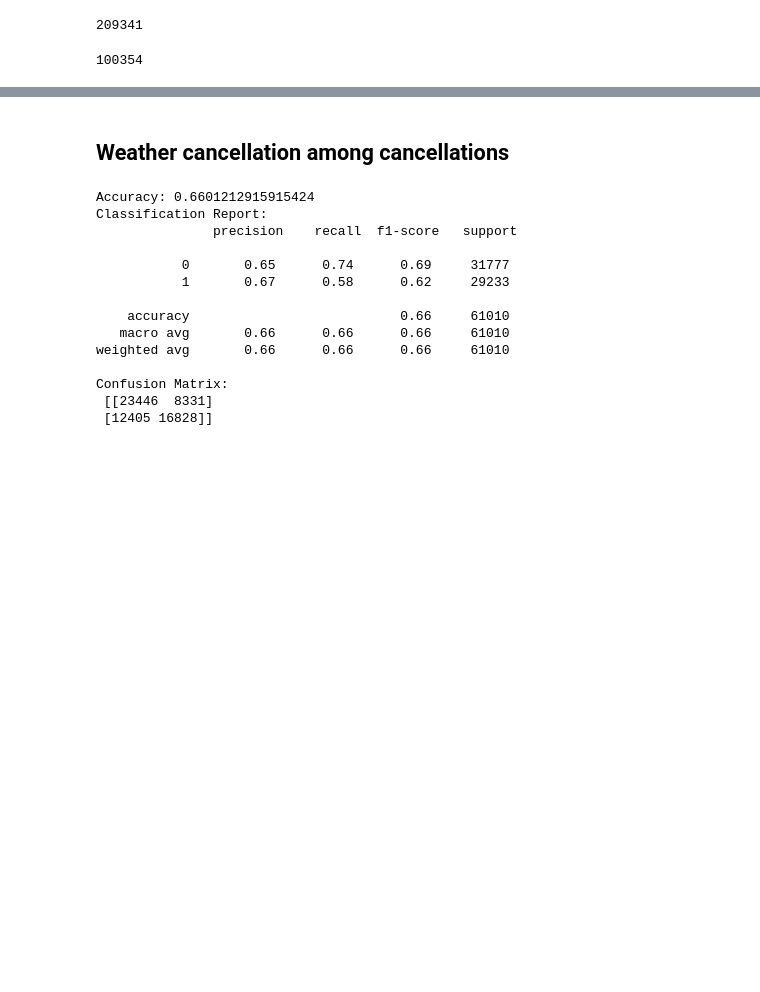
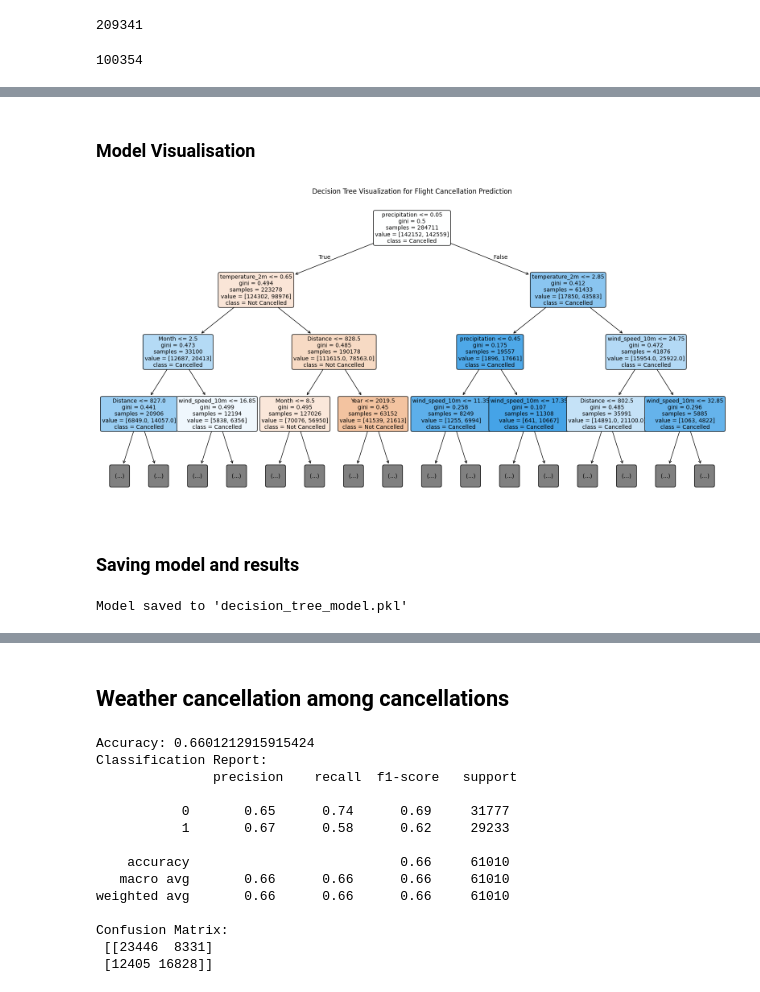
Before and after one commit to xuanli286/BDA-Data-Pipeline, a Jupyter notebook: weather/ModelingDT.ipynb, the cells around one changed output, grey strips where cells are left out. Saved outputs shown, nothing was run; the diff lists cells and outputs as text; code cells hidden in the pictures; blank space fills up the shorter version.

```diff
--- a/weather/ModelingDT.ipynb
+++ b/weather/ModelingDT.ipynb
@@ -149,0 +198,30 @@ dtype: int64
+# %% [markdown]
+### Model Visualisation
+# %%
+
+plt.figure(figsize=(20, 10))
+plot_tree(
+    model,
+    feature_names=X_important.columns,
+    class_names=["Not Cancelled", "Cancelled"],
+    filled=True,
+    rounded=True,
+    fontsize=10,
+    max_depth=3
+)
+plt.title("Decision Tree Visualization for Flight Cancellation Prediction")
+plt.show()
+# %% [output]
+[figure, added]
+# %% [markdown]
+### Saving model and results
+# %%
+import pickle
+
+# Save the model to a file using pickle
+with open('decision_tree_model.pkl', 'wb') as file:
+    pickle.dump(model, file)
+
+print("Model saved to 'decision_tree_model.pkl'")
+# %% [output]
+Model saved to 'decision_tree_model.pkl'
```
Also changed, not shown: parts of 17 cells of this notebook, 1 other file.
